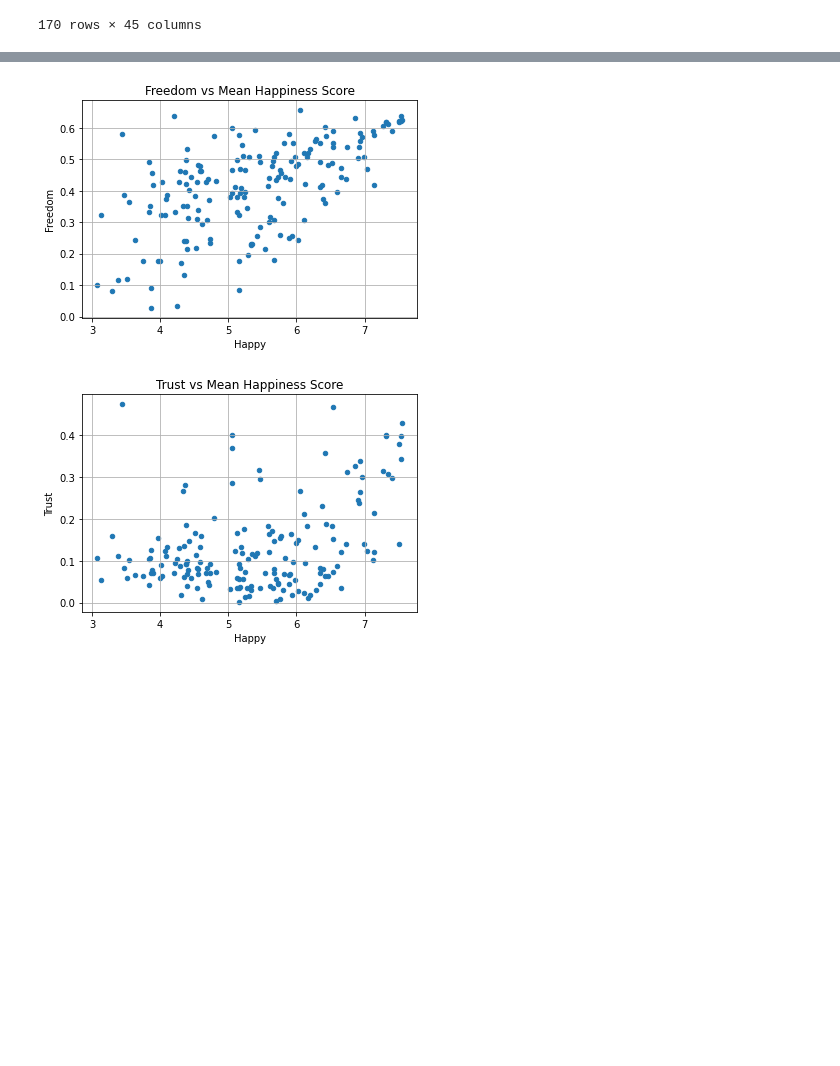
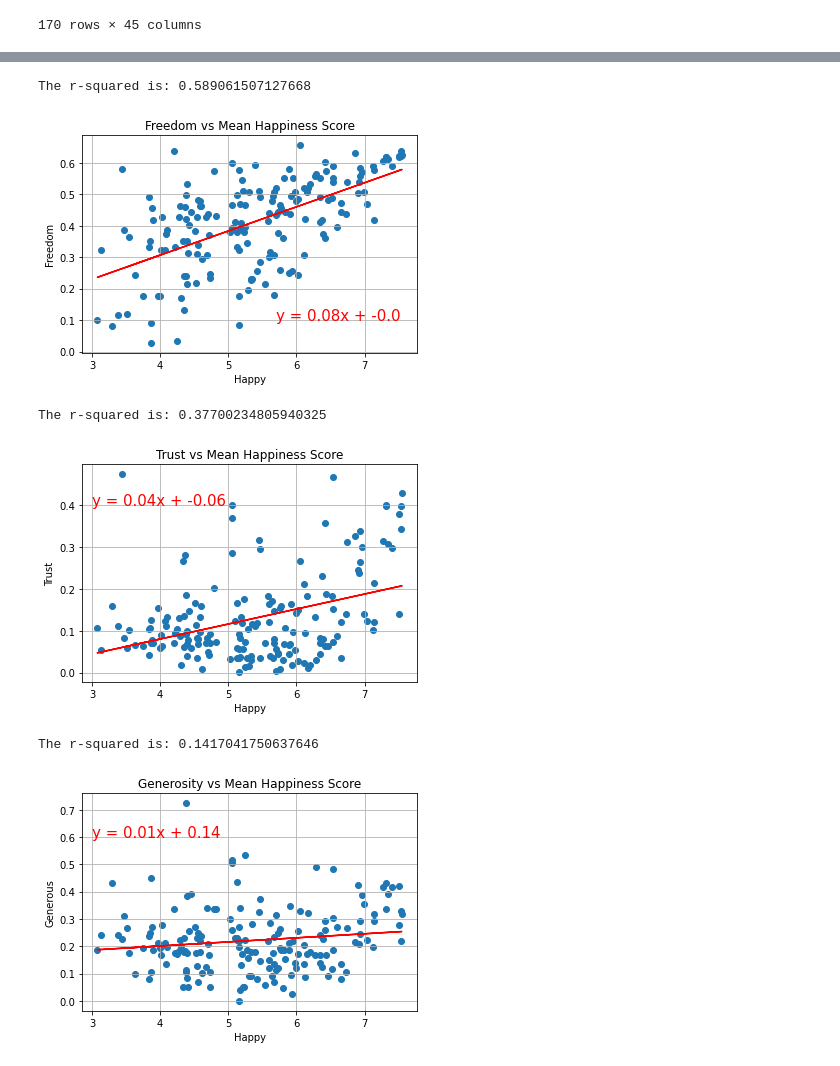
Before and after one commit to cbragg3136/world_happiness_project1, a Jupyter notebook: World_Hap_cleaning.ipynb, the cells around one changed output, grey strips where cells are left out. Drawn from its saved outputs; the diff is of its cells as text; code cells hidden in the pictures; blank space fills up the shorter version.

```diff
--- a/World_Hap_cleaning.ipynb
+++ b/World_Hap_cleaning.ipynb
@@ -317,17 +327,34 @@ correl_table.plot(kind='scatter', x='Happy', y='Freedom')
 plt.title("Freedom vs Mean Happiness Score")
 
 plt.grid()
+x_values = correl_table["Happy"]
+
+y_values = correl_table["Freedom"]
+linreg(correl_table["Happy"],correl_table["Freedom"], "Freedom", (5.7, 0.1))
 # %% [output]
+The r-squared is: 0.589061507127668
-[figure, old version]
+[figure, new version]
 # %%
 correl_table.plot(kind='scatter', x='Happy', y='Trust')
 plt.title("Trust vs Mean Happiness Score")
 
 plt.grid()
+x_values = correl_table["Happy"]
+
+y_values = correl_table["Trust"]
+linreg(correl_table["Happy"],correl_table["Trust"], "Trust", (3, 0.4))
 # %% [output]
+The r-squared is: 0.37700234805940325
-[figure, old version]
+[figure, new version]
 # %%
 correl_table.plot(kind='scatter', x='Happy', y='Generous')
-plt.title("Eco vs Mean Happiness Score")
+plt.title("Generosity vs Mean Happiness Score")
 
 plt.grid()
+x_values = correl_table["Happy"]
+
+y_values = correl_table["Generous"]
+linreg(correl_table["Happy"],correl_table["Generous"], "Generous", (3, 0.6))
+# %% [output]
+The r-squared is: 0.1417041750637646
+[figure, added]
```
Also changed, not shown: parts of 6 cells of this notebook.
